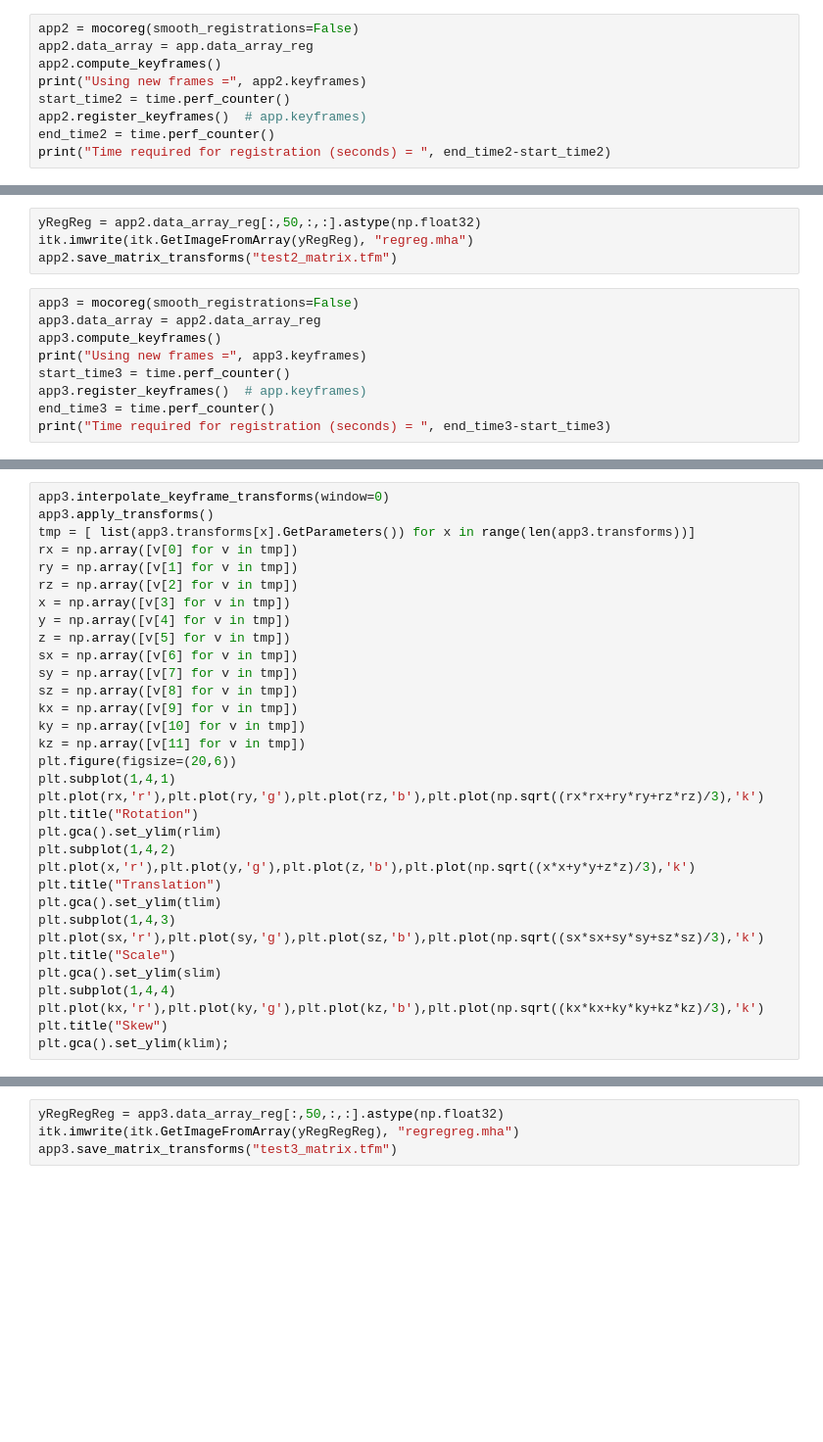
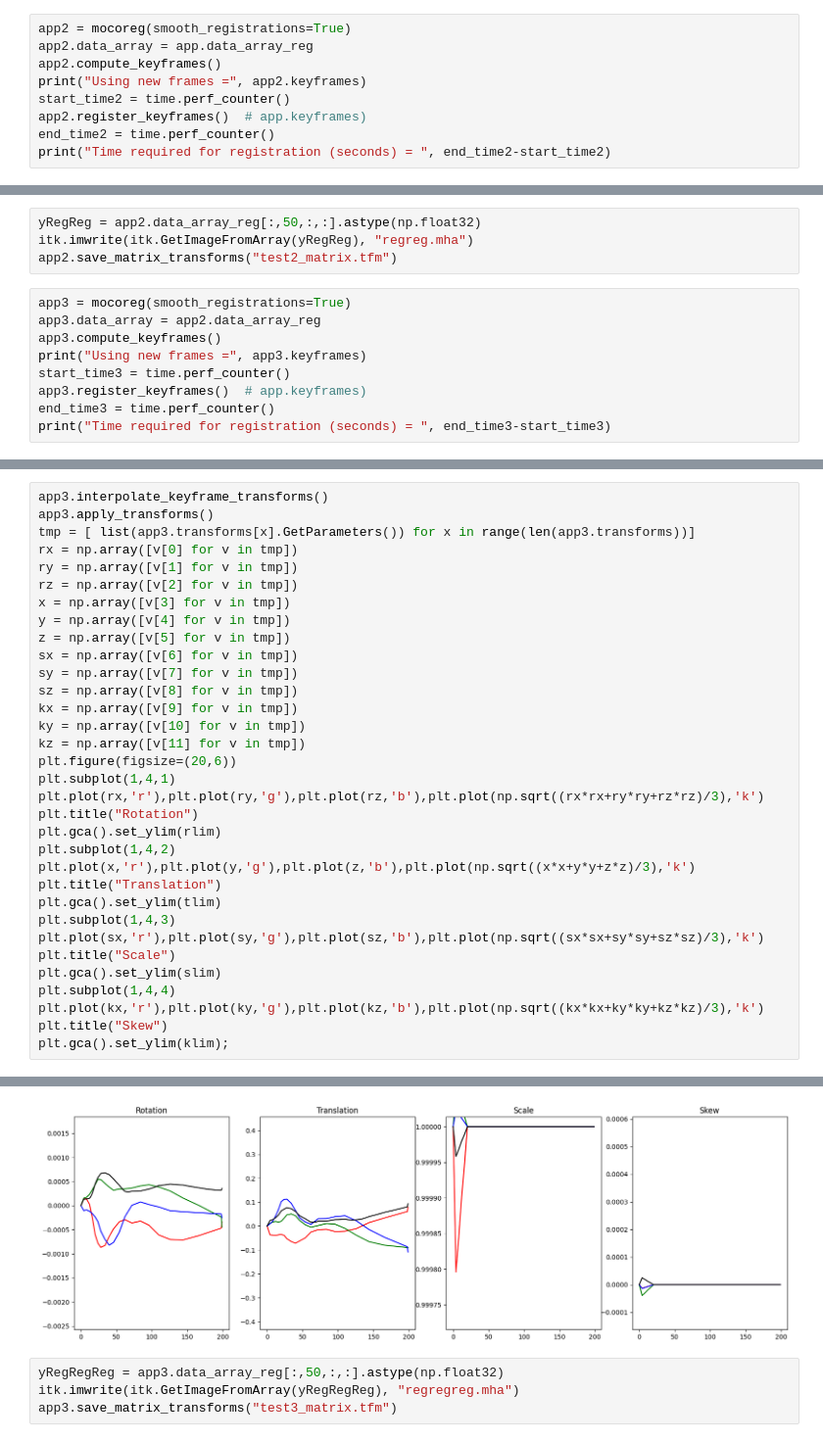
Before and after one commit to aylward/UNC_TumorMicroEnv_MoCo, a Jupyter notebook: Experiments/MoCoReg_Workflow.ipynb, the cells around one changed output, grey strips where cells are left out. Shown at 98% size. Drawn from its saved outputs; the diff is of its cells as text; blank space fills up the shorter version.

```diff
--- a/Experiments/MoCoReg_Workflow.ipynb
+++ b/Experiments/MoCoReg_Workflow.ipynb
@@ -147,5 +147,5 @@ print( np.sum(np.abs(app.data_array_reg[0] - app.data_array_reg[10])))
 # %%
-app2 = mocoreg(smooth_registrations=False)
+app2 = mocoreg(smooth_registrations=True)
 app2.data_array = app.data_array_reg
 app2.compute_keyframes()
 print("Using new frames =", app2.keyframes)
@@ -210,7 +228,7 @@ yRegReg = app2.data_array_reg[:,50,:,:].astype(np.float32)
 itk.imwrite(itk.GetImageFromArray(yRegReg), "regreg.mha")
 app2.save_matrix_transforms("test2_matrix.tfm")
 # %%
-app3 = mocoreg(smooth_registrations=False)
+app3 = mocoreg(smooth_registrations=True)
 app3.data_array = app2.data_array_reg
 app3.compute_keyframes()
 print("Using new frames =", app3.keyframes)
@@ -221,5 +257,5 @@ print("Time required for registration (seconds) = ", end_time3-start_time3)
 # %%
-app3.interpolate_keyframe_transforms(window=0)
+app3.interpolate_keyframe_transforms()
 app3.apply_transforms()
 tmp = [ list(app3.transforms[x].GetParameters()) for x in range(len(app3.transforms))]
 rx = np.array([v[0] for v in tmp])
@@ -251,3 +287,4 @@ plt.subplot(1,4,4)
 plt.plot(kx,'r'),plt.plot(ky,'g'),plt.plot(kz,'b'),plt.plot(np.sqrt((kx*kx+ky*ky+kz*kz)/3),'k')
 plt.title("Skew")
 plt.gca().set_ylim(klim);
+# %% [output]
@@ -254,3 +308,4 @@ plt.gca().set_ylim(klim);
+[figure, added]
 # %%
 yRegRegReg = app3.data_array_reg[:,50,:,:].astype(np.float32)
 itk.imwrite(itk.GetImageFromArray(yRegRegReg), "regregreg.mha")
```
Also changed, not shown: parts of 12 cells of this notebook, 2 other files.
